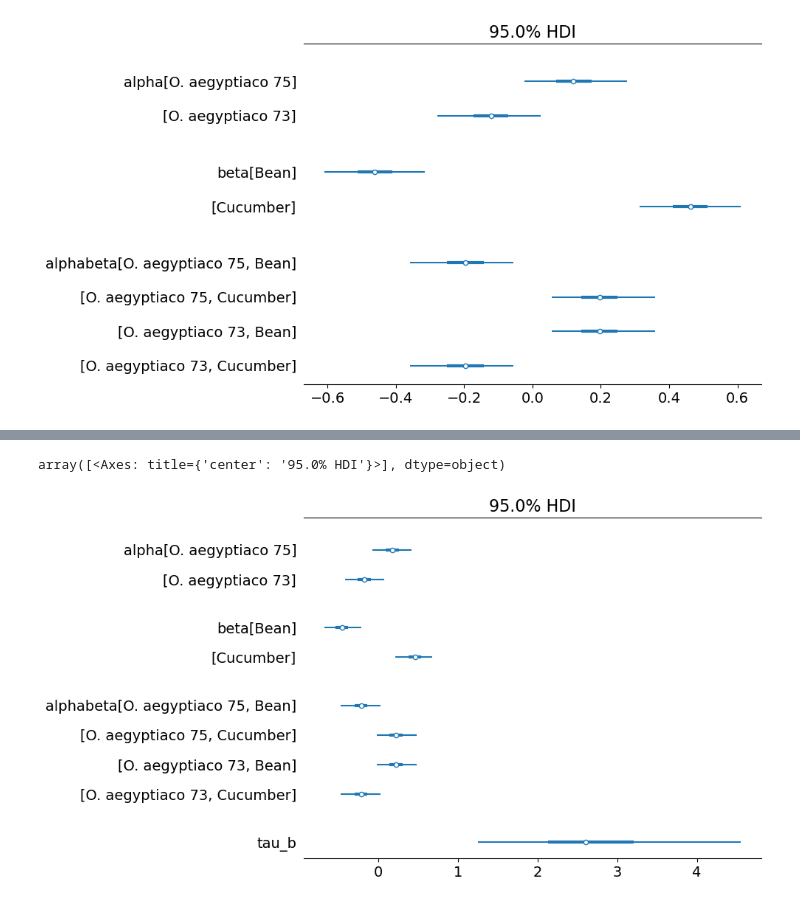
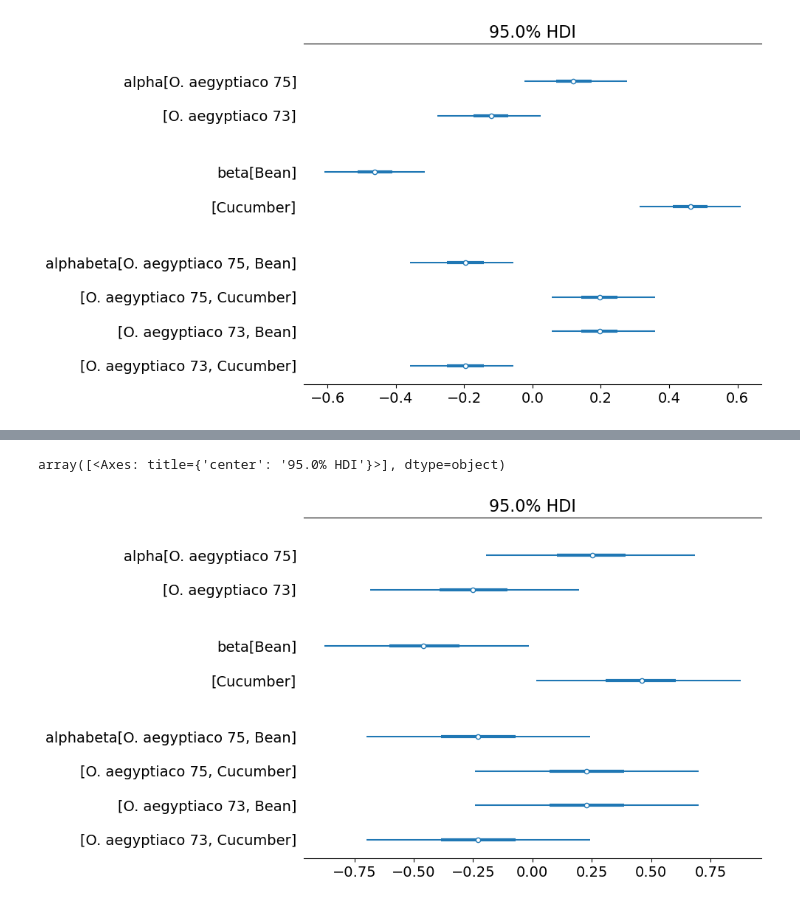
Before and after one commit to nweerasuriya/omscs, a Jupyter notebook: ISYE6420/unit_7/homework_5.ipynb, the cells around one changed output, grey strips where cells are left out. Saved outputs shown, nothing was run; the diff lists cells and outputs as text; code cells hidden in the pictures.

```diff
--- a/ISYE6420/unit_7/homework_5.ipynb
+++ b/ISYE6420/unit_7/homework_5.ipynb
@@ -39,20 +34,18 @@ bpd_values = data["BPD"].to_numpy()
 with pm.Model() as hadlock_model:
     ma_shared = pm.Data("ma", ma_values)
 
-    beta_0 = pm.Normal("beta_0", mu=0, sigma=5)
-    beta_1 = pm.Normal("beta_1", mu=0, sigma=5)
+    beta_0 = pm.Normal("beta_0", mu=0, sigma=10)
+    beta_1 = pm.Normal("beta_1", mu=1, sigma=10)
 
     sigma = pm.Exponential("sigma", lam=2)
 
     # Hypothesis test for beta_1 > 8/3
     h1 = pm.Deterministic("h1", switch(gt(beta_1, 8/3), 1, 0))
-    h0 = pm.Deterministic("h0", switch(le(beta_1, 8/3), 0, 1))
+    h0 = pm.Deterministic("h0", switch(le(beta_1, 8/3), 1, 0))
 
     mu = beta_0 + beta_1 * pm.math.sqrt(ma_shared)
     # Likelihood
-    pm.Normal(
-        "bpd_obs", mu=mu, sigma=sigma, observed=bpd_values
-        )
+    pm.Normal("bpd_obs", mu=mu, sigma=sigma, observed=bpd_values)
 
     # Make an out of-sample prediction for MA = 10.5
     ma_new = 10.5
@@ -60,8 +53,10 @@ with pm.Model() as hadlock_model:
     pm.Normal("oos_pred", mu=oos_mean, sigma=sigma)
 
     # Sampling
-    trace = pm.sample(2000, random_seed=6420, target_accept=0.95, nuts_sampler="nutpie")
-    ppc = pm.sample_posterior_predictive(trace, random_seed=6420)
+    trace = pm.sample(2000, random_seed=rng, target_accept=0.95, nuts_sampler="nutpie")
+    ppc = pm.sample_posterior_predictive(trace, random_seed=rng)
+
+az.summary(trace, round_to=3)
 # %% [output]
 Found Intel OpenMP ('libiomp') and LLVM OpenMP ('libomp') loaded at
 the same time. Both libraries are known to be incompatible and this
@@ -172,7 +168,7 @@ nano_data
 with pm.Model() as wire_model:
     x_data = pm.Data("x", nano_data["x"].to_numpy())
     # Theta parameters
-    theta_1 = pm.Gamma("theta_1", alpha=6, beta=3)
+    theta_1 = pm.Gamma("theta_1", alpha=10, beta=0.5)
     theta_2 = pm.Uniform("theta_2", lower=0, upper=1)
     theta_3 = pm.Gamma("theta_3", alpha=2, beta=0.5)
     theta_4 = pm.Gamma("theta_4", alpha=2, beta=0.5)
@@ -332,8 +300,8 @@ with pm.Model(coords=coord) as germination_model:
 
     # Priors
     mu0 = pm.Normal("mu0", mu=0, sigma=1)
-    alpha = pm.ZeroSumNormal("alpha", sigma=1.0, dims="seed_variety")
-    beta = pm.ZeroSumNormal("beta", sigma=1.0, dims="root_extract")
+    alpha = pm.ZeroSumNormal("alpha", sigma=1, dims="seed_variety")
+    beta = pm.ZeroSumNormal("beta", sigma=1, dims="root_extract")
     alphabeta = pm.ZeroSumNormal(
         "alphabeta", sigma=10, dims=("seed_variety", "root_extract"), n_zerosum_axes=2
     )
@@ -433,13 +410,13 @@ with pm.Model(coords=coord) as germination_model_add_effect:
 
     # Priors
     mu0 = pm.Normal("mu0", mu=0, sigma=1)
-    alpha = pm.ZeroSumNormal("alpha", sigma=1.0, dims="seed_variety")
-    beta = pm.ZeroSumNormal("beta", sigma=1.0, dims="root_extract")
+    alpha = pm.ZeroSumNormal("alpha", sigma=1, dims="seed_variety")
+    beta = pm.ZeroSumNormal("beta", sigma=1, dims="root_extract")
     alphabeta = pm.ZeroSumNormal(
         "alphabeta", sigma=10, dims=("seed_variety", "root_extract"), n_zerosum_axes=2
     )
-    tau_b = pm.Exponential("tau_b", lam=1.0)
-    b_effect = pm.Normal("b_effect", mu=0, sigma=(1/tau_b), dims="id")
+    tau_b = pm.Exponential("tau_b", lam=5)
+    b_effect = pm.Normal("b_effect", mu=0, sigma=pm.math.sqrt(1/tau_b), dims="id")
     # Linear predictor
     mu = pm.Deterministic(
         "mu",
@@ -454,7 +431,7 @@ with pm.Model(coords=coord) as germination_model_add_effect:
     pm.Binomial("r", n=n_data, p=p, observed=r_data, dims="id")
 
     # Sampling
-    trace3_add_effect = pm.sample(2000, random_seed=6420, target_accept=0.95, nuts_sampler="nutpie")
+    trace3_add_effect = pm.sample(2000, random_seed=rng, target_accept=0.95, nuts_sampler="nutpie")
 # %% [output]
 Found Intel OpenMP ('libiomp') and LLVM OpenMP ('libomp') loaded at
 the same time. Both libraries are known to be incompatible and this
@@ -503,11 +473,11 @@ az.summary(trace3_add_effect, var_names=["alpha", "beta", "alphabeta", "tau_b",
 # %%
 az.plot_forest(
     trace3_add_effect,
-    var_names=["alpha", "beta", "alphabeta", "tau_b"],
+    var_names=["alpha", "beta", "alphabeta"],
     combined=True,
     hdi_prob=0.95,
     figsize=(8, 6)
 )
 # %% [output]
 array([<Axes: title={'center': '95.0% HDI'}>], dtype=object)
-[figure, old version]
+[figure, new version]
```
Also changed, not shown: parts of 23 cells of this notebook, 8 other files.
